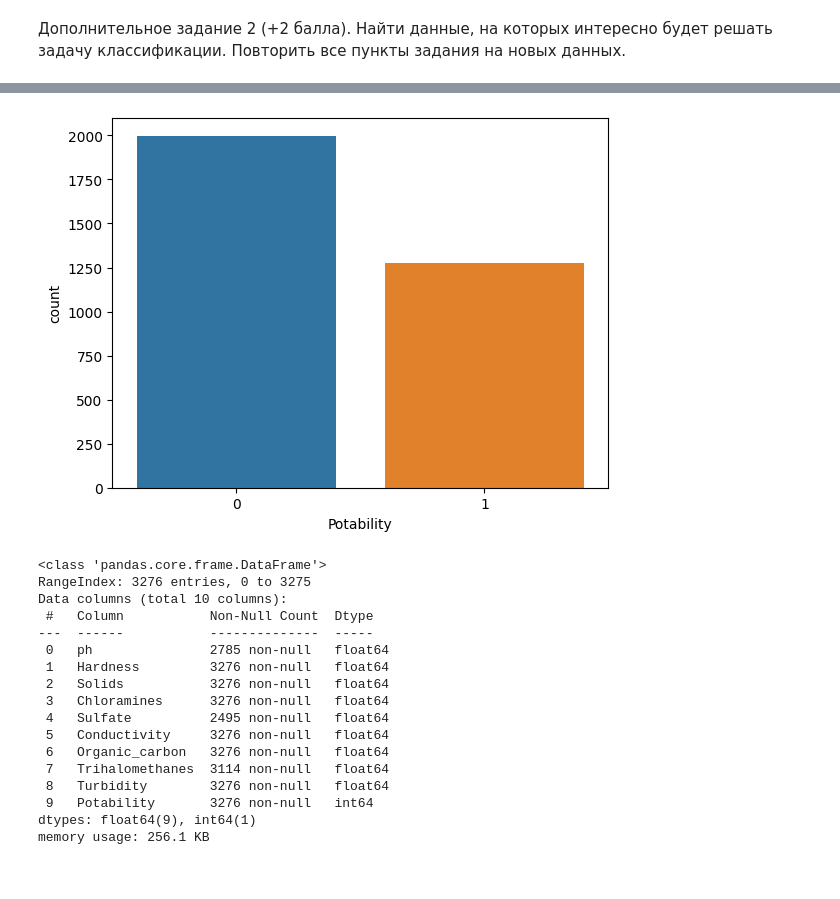
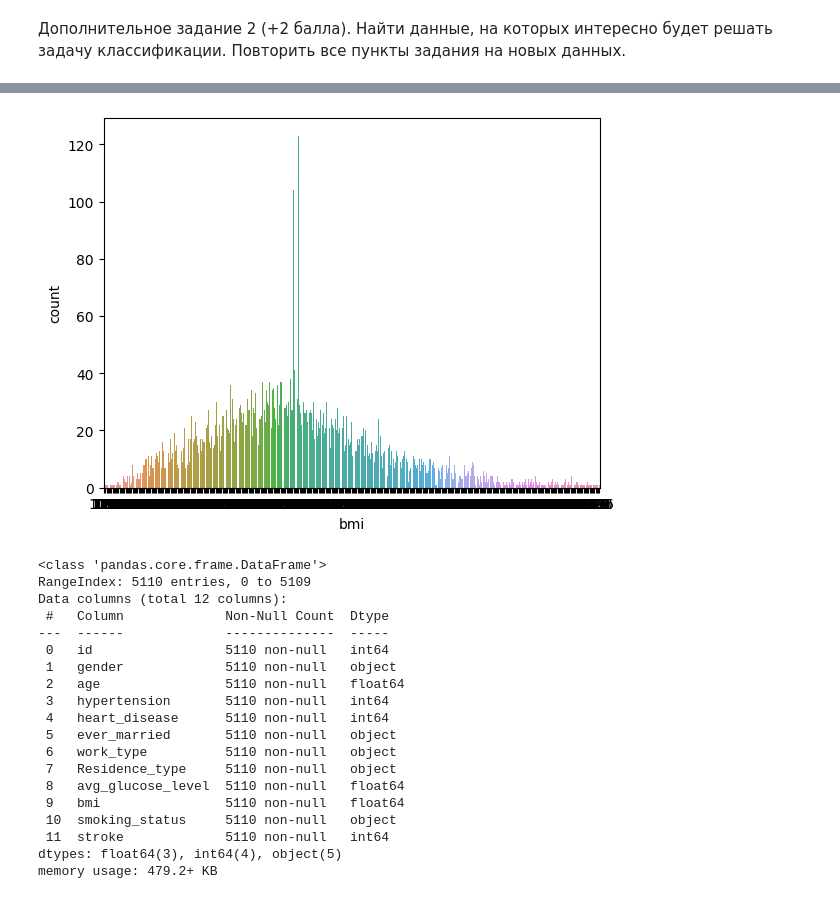
Before and after one commit to PlatonovaEkaterina/Machine-Learning, a Jupyter notebook: Task Two/Untitled.ipynb, the cells around one changed output, grey strips where cells are left out. Drawn from its saved outputs; the diff is of its cells as text; code cells hidden in the pictures.

```diff
--- a/Task Two/Untitled.ipynb
+++ b/Task Two/Untitled.ipynb
@@ -398,6 +488,6 @@ plt.show()
 Дополнительное задание 2 (+2 балла). Найти данные, на которых интересно будет решать задачу классификации. Повторить все пункты задания на новых данных.
 # %%
 import pandas as pd
-new_data = pd.read_csv('water_potability.csv')
+new_data = pd.read_csv('healthcare-dataset-stroke-data.csv')
 new_data.head()
 # %% [output]
@@ -457,0 +552,5 @@ dtype: int64
+# %%
+new_data.loc[(new_data['bmi'].isnull()) & (new_data['gender'] == 'Female'), 'bmi'] = 29
+new_data.loc[(new_data['bmi'].isnull()) & (new_data['gender'] == 'Male'), 'bmi'] = 28.64
+new_data.loc[(new_data['bmi'].isnull()) & (new_data['gender'] == 'Other'), 'bmi'] = 22.4
+new_data['bmi'].isnull().any()  # избавились от пропусков в данных
@@ -464,24 +590,26 @@ Name: Potability, dtype: int64
 # %%
-sns.countplot(x='Potability', data=new_data);
+sns.countplot(x='bmi', data=new_data);
 # %% [output]
-[figure, old version]
+[figure, new version]
 # %%
 new_data.info()
 # %% [output]
 <class 'pandas.core.frame.DataFrame'>
-RangeIndex: 3276 entries, 0 to 3275
-Data columns (total 10 columns):
- #   Column           Non-Null Count  Dtype
----  ------           --------------  -----
- 0   ph               2785 non-null   float64
- 1   Hardness         3276 non-null   float64
- 2   Solids           3276 non-null   float64
- 3   Chloramines      3276 non-null   float64
- 4   Sulfate          2495 non-null   float64
- 5   Conductivity     3276 non-null   float64
- 6   Organic_carbon   3276 non-null   float64
- 7   Trihalomethanes  3114 non-null   float64
- 8   Turbidity        3276 non-null   float64
- 9   Potability       3276 non-null   int64
-dtypes: float64(9), int64(1)
-memory usage: 256.1 KB
+RangeIndex: 5110 entries, 0 to 5109
+Data columns (total 12 columns):
+ #   Column             Non-Null Count  Dtype
+---  ------             --------------  -----
+ 0   id                 5110 non-null   int64
+ 1   gender             5110 non-null   object
+ 2   age                5110 non-null   float64
+ 3   hypertension       5110 non-null   int64
+ 4   heart_disease      5110 non-null   int64
+ 5   ever_married       5110 non-null   object
+ 6   work_type          5110 non-null   object
+ 7   Residence_type     5110 non-null   object
+ 8   avg_glucose_level  5110 non-null   float64
+ 9   bmi                5110 non-null   float64
+ 10  smoking_status     5110 non-null   object
+ 11  stroke             5110 non-null   int64
+dtypes: float64(3), int64(4), object(5)
+memory usage: 479.2+ KB
```
Also changed, not shown: parts of 47 cells of this notebook.
